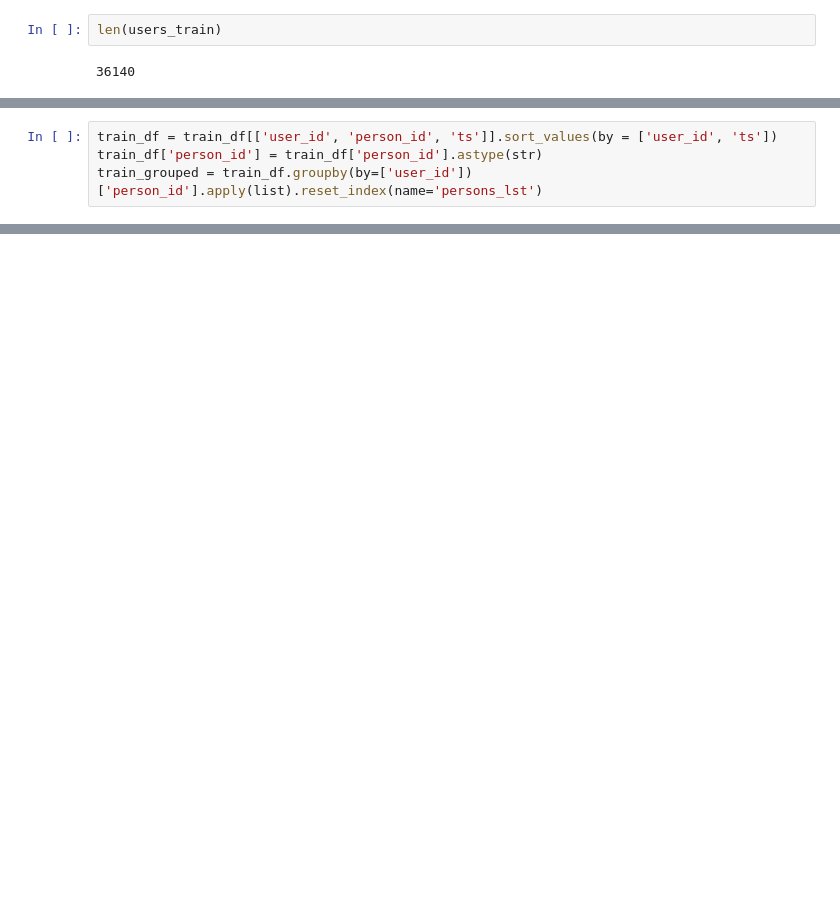
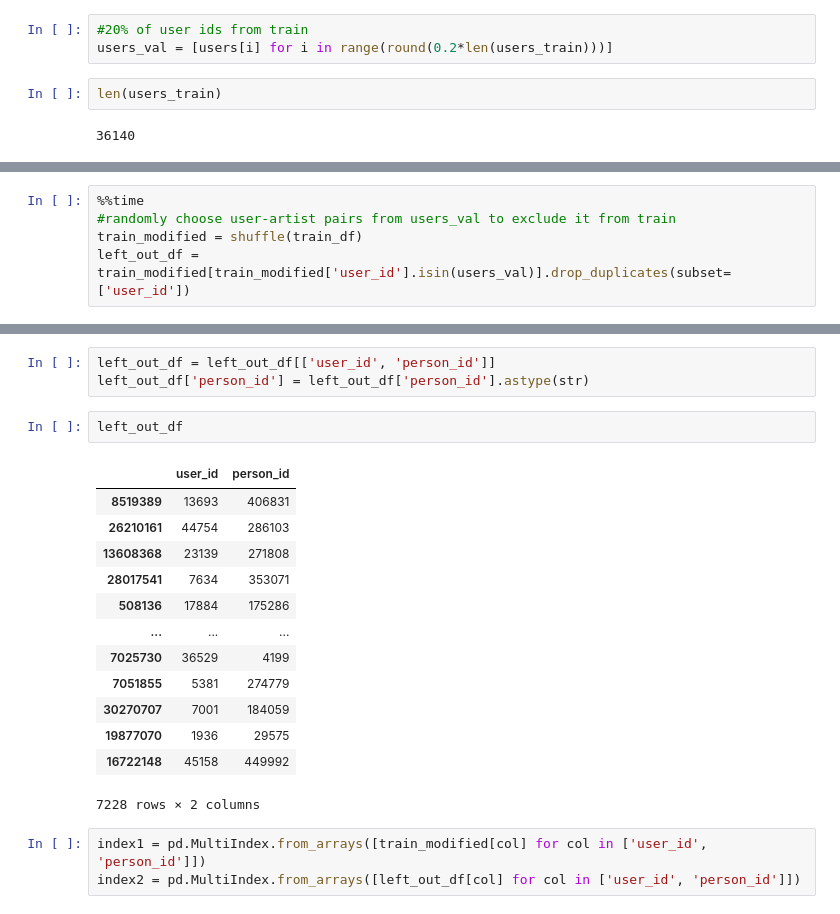
Before and after one commit to ShalyginaA/30Music-artist-recommendation, a Jupyter notebook: data_preparation.ipynb, the cells around one changed output, grey strips where cells are left out. Saved outputs shown, nothing was run; the diff lists cells and outputs as text; blank space fills up the shorter version.

```diff
--- a/data_preparation.ipynb
+++ b/data_preparation.ipynb
@@ -332,6 +312,9 @@ len(users)
 # %%
 # 80% of user ids
 users_train = [users[i] for i in range(round(0.8*len(users)))]
+# %%
+#20% of user ids from train
+users_val = [users[i] for i in range(round(0.2*len(users_train)))]
 # %%
 len(users_train)
 # %% [output]
@@ -347,4 +333,0 @@ Wall time: 20.2 s
-# %%
-train_df = train_df[['user_id', 'person_id', 'ts']].sort_values(by = ['user_id', 'ts'])
-train_df['person_id'] = train_df['person_id'].astype(str)
-train_grouped = train_df.groupby(by=['user_id'])['person_id'].apply(list).reset_index(name='persons_lst')
@@ -500,0 +338,5 @@ train_left_out_grouped.shape
+# %%
+%%time
+#randomly choose user-artist pairs from users_val to exclude it from train
+train_modified = shuffle(train_df)
+left_out_df = train_modified[train_modified['user_id'].isin(users_val)].drop_duplicates(subset=['user_id'])
@@ -500,0 +346,22 @@ train_left_out_grouped.shape
+# %%
+left_out_df = left_out_df[['user_id', 'person_id']]
+left_out_df['person_id'] = left_out_df['person_id'].astype(str)
+# %%
+left_out_df
+# %% [output]
+|  | user_id | person_id |
+| 8519389 | 13693 | 406831 |
+| 26210161 | 44754 | 286103 |
+| 13608368 | 23139 | 271808 |
+| 28017541 | 7634 | 353071 |
+| 508136 | 17884 | 175286 |
+| ... | ... | ... |
+| 7025730 | 36529 | 4199 |
+| 7051855 | 5381 | 274779 |
+| 30270707 | 7001 | 184059 |
+| 19877070 | 1936 | 29575 |
+| 16722148 | 45158 | 449992 |
+7228 rows × 2 columns
+# %%
+index1 = pd.MultiIndex.from_arrays([train_modified[col] for col in ['user_id', 'person_id']])
+index2 = pd.MultiIndex.from_arrays([left_out_df[col] for col in ['user_id', 'person_id']])
```
Also changed, not shown: parts of 74 cells of this notebook.
